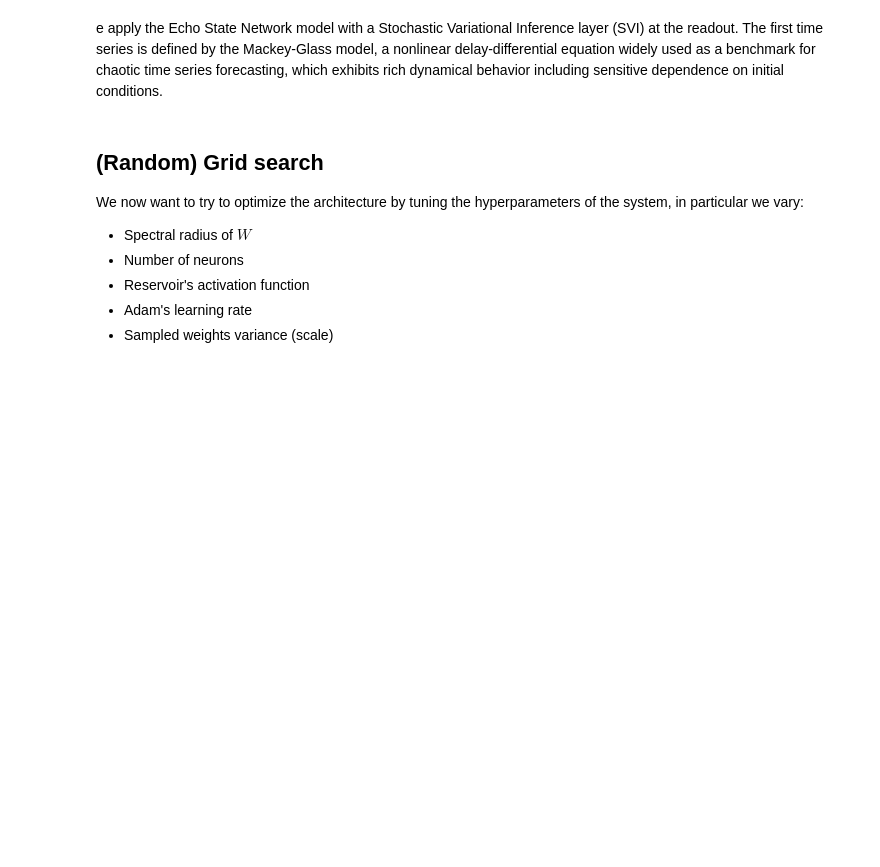
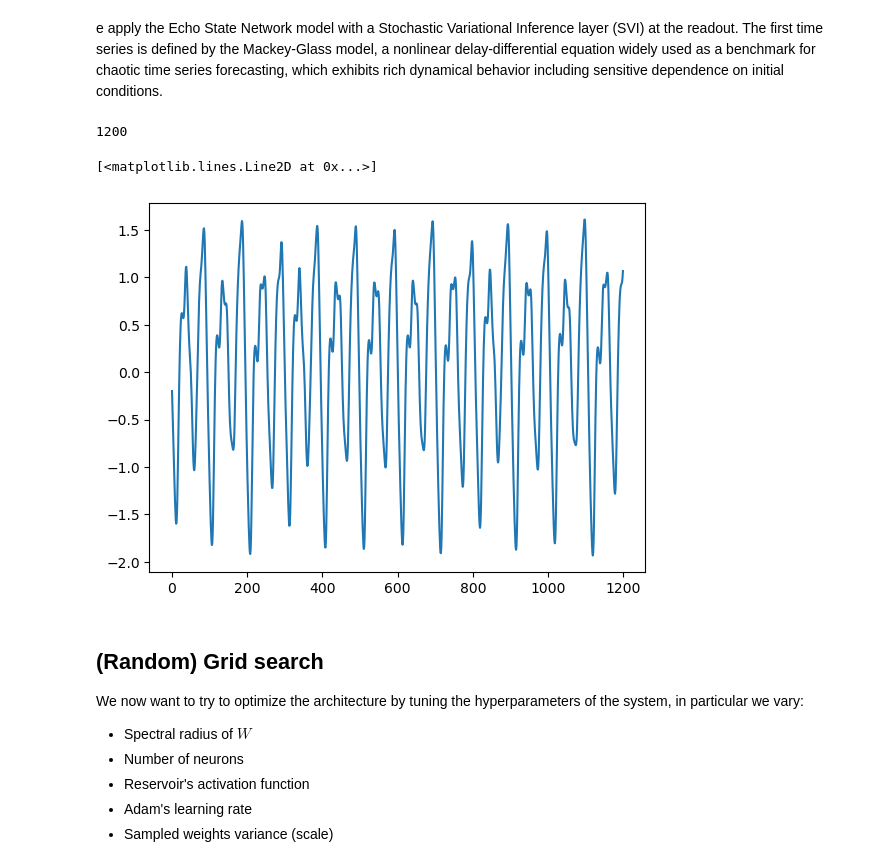
Before and after one commit to filippobezzi/Bayesian-Inference-in-High-Dimensional-Reservoir-Dynamics-for-Neural-Time-Series, a Jupyter notebook: synthetic_data_test.ipynb, the cells around one changed output. Drawn from its saved outputs; the diff is of its cells as text; code cells hidden in the pictures; blank space fills up the shorter version.

```diff
--- a/synthetic_data_test.ipynb
+++ b/synthetic_data_test.ipynb
@@ -46,6 +55,15 @@ X_test = X[1500:,:]
 X = torch.from_numpy(X).float()
 X_train = torch.from_numpy(X_train).float()
 X_test = torch.from_numpy(X_test).float()
+# %%
+len(X)
+# %% [output]
+1200
+# %%
+plt.plot(X)
+# %% [output]
+[<matplotlib.lines.Line2D at 0x...>]
+[figure, added]
 # %%
 ## PYRO MODEL
 # we start with a generic model to get good results
```
Also changed, not shown: parts of 7 cells of this notebook.
